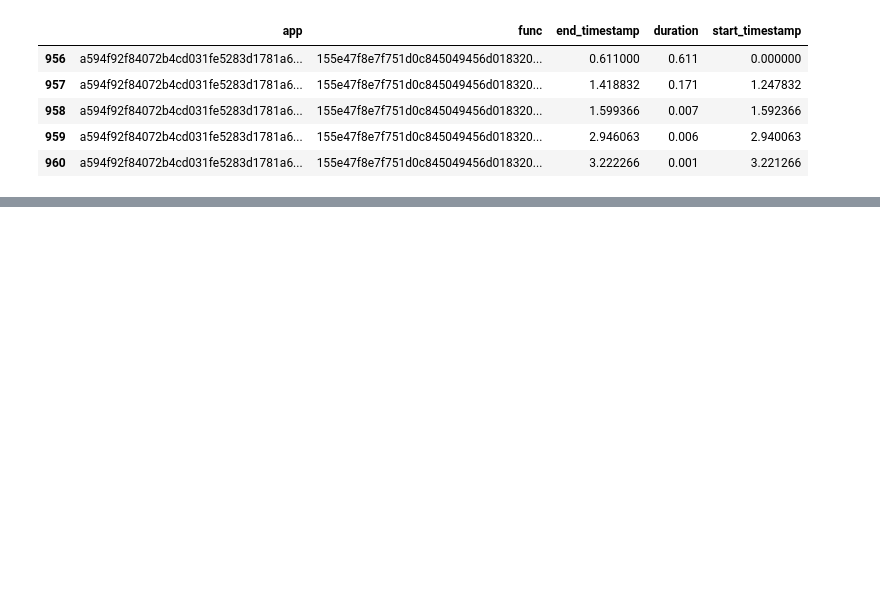
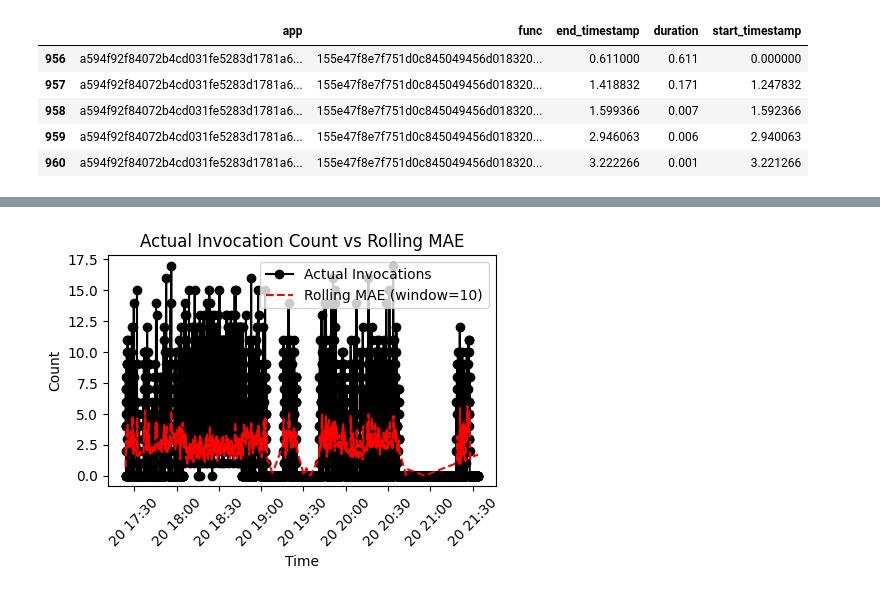
Before and after one commit to yuridekim/serverless-forecasting, a Jupyter notebook: sandbox.ipynb, the cells around one changed output, grey strips where cells are left out. Saved outputs shown, nothing was run; the diff lists cells and outputs as text; code cells hidden in the pictures; blank space fills up the shorter version.

```diff
--- a/sandbox.ipynb
+++ b/sandbox.ipynb
@@ -120,3 +128,19 @@ plt.show()
+# %%
+df_results["abs_error"] = np.abs(df_results["y"] - df_results["yhat"])
+df_results["rolling_mae"] = df_results["abs_error"].rolling(window=10, min_periods=1).mean()
+
+plt.figure(figsize=(5, 3))
+plt.plot(df_results["ds"], df_results["y"], label="Actual Invocations", marker="o", linestyle="-", color="black")
+plt.plot(df_results["ds"], df_results["rolling_mae"], label="Rolling MAE (window=10)", linestyle="--", color="red")
+
+plt.xlabel("Time")
+plt.ylabel("Count")
+plt.title("Actual Invocation Count vs Rolling MAE")
+plt.legend()
+plt.xticks(rotation=45)
+plt.show()
+# %% [output]
+[figure, added]
 # %%
 model.plot_components(forecast_train)
 # %% [output]
```
Also changed, not shown: parts of 9 cells of this notebook.
